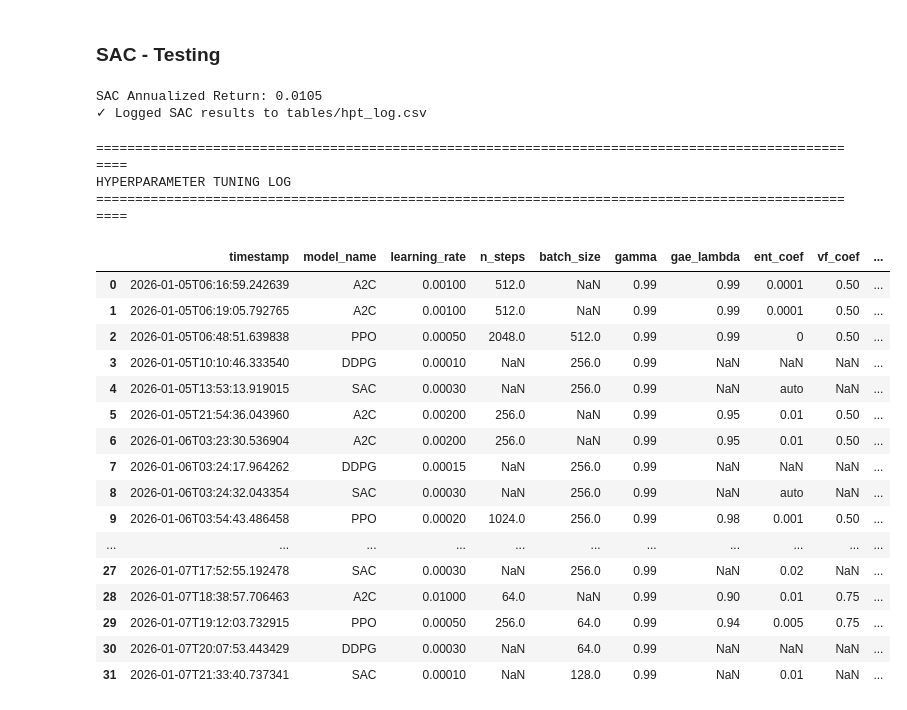
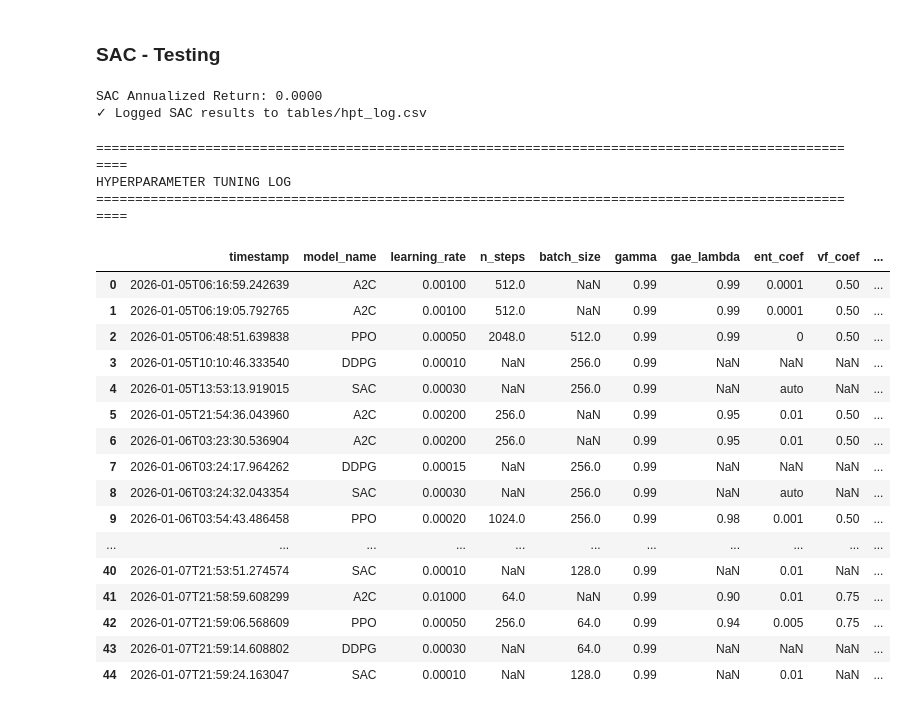
Before and after one commit to gamegtboyz/rl_portfolio, a Jupyter notebook: main.ipynb, the cells around one changed output. Saved outputs shown, nothing was run; the diff lists cells and outputs as text; code cells hidden in the pictures.

Commit message:
revert, then add port values the logging file through utils.log_hpt_results()

```diff
--- a/main.ipynb
+++ b/main.ipynb
@@ -559,7 +475,7 @@ sac_results = models.evaluate_model_sb3(sac_model_loaded, test_env, num_episodes
 print(f"SAC Annualized Return: {sac_results['annualized_return']:.4f}")
 
 # log results to hyperparameter tracking
-log_hpt_results(
+utils.log_hpt_results(
     model_name='SAC',
     hyperparams=sac_hyperparams,
     total_timesteps=150000,
@@ -570,33 +486,33 @@ log_hpt_results(
 sac_results_df = pd.DataFrame({k: [v] for k, v in sac_results.items() if not isinstance(v, np.ndarray)})
 sac_results_df.to_csv('tables/sac_portfolio_results.csv', index=False)
 # %% [output]
-SAC Annualized Return: 0.0105
+SAC Annualized Return: 0.0000
 ✓ Logged SAC results to tables/hpt_log.csv
 # %%
 # Display the complete hyperparameter tracking log
-hpt_log_df = pd.read_csv(hpt_log_file)
+hpt_log_df = pd.read_csv(utils.hpt_log_file)
 print("\n" + "="*100)
 print("HYPERPARAMETER TUNING LOG")
 print("="*100)
 display(hpt_log_df)
 # %% [output]
 ====================================================================================================
 HYPERPARAMETER TUNING LOG
 ====================================================================================================
 |  | timestamp | model_name | learning_rate | n_steps | batch_size | gamma | gae_lambda | ent_coef | vf_coef | ... |
 | 0 | 2026-01-05T06:16:59.242639 | A2C | 0.00100 | 512.0 | NaN | 0.99 | 0.99 | 0.0001 | 0.50 | ... |
 | 1 | 2026-01-05T06:19:05.792765 | A2C | 0.00100 | 512.0 | NaN | 0.99 | 0.99 | 0.0001 | 0.50 | ... |
 | 2 | 2026-01-05T06:48:51.639838 | PPO | 0.00050 | 2048.0 | 512.0 | 0.99 | 0.99 | 0 | 0.50 | ... |
 | 3 | 2026-01-05T10:10:46.333540 | DDPG | 0.00010 | NaN | 256.0 | 0.99 | NaN | NaN | NaN | ... |
 | 4 | 2026-01-05T13:53:13.919015 | SAC | 0.00030 | NaN | 256.0 | 0.99 | NaN | auto | NaN | ... |
 | 5 | 2026-01-05T21:54:36.043960 | A2C | 0.00200 | 256.0 | NaN | 0.99 | 0.95 | 0.01 | 0.50 | ... |
 | 6 | 2026-01-06T03:23:30.536904 | A2C | 0.00200 | 256.0 | NaN | 0.99 | 0.95 | 0.01 | 0.50 | ... |
 | 7 | 2026-01-06T03:24:17.964262 | DDPG | 0.00015 | NaN | 256.0 | 0.99 | NaN | NaN | NaN | ... |
 | 8 | 2026-01-06T03:24:32.043354 | SAC | 0.00030 | NaN | 256.0 | 0.99 | NaN | auto | NaN | ... |
 | 9 | 2026-01-06T03:54:43.486458 | PPO | 0.00020 | 1024.0 | 256.0 | 0.99 | 0.98 | 0.001 | 0.50 | ... |
 | ... | ... | ... | ... | ... | ... | ... | ... | ... | ... | ... |
-| 27 | 2026-01-07T17:52:55.192478 | SAC | 0.00030 | NaN | 256.0 | 0.99 | NaN | 0.02 | NaN | ... |
-| 28 | 2026-01-07T18:38:57.706463 | A2C | 0.01000 | 64.0 | NaN | 0.99 | 0.90 | 0.01 | 0.75 | ... |
-| 29 | 2026-01-07T19:12:03.732915 | PPO | 0.00050 | 256.0 | 64.0 | 0.99 | 0.94 | 0.005 | 0.75 | ... |
-| 30 | 2026-01-07T20:07:53.443429 | DDPG | 0.00030 | NaN | 64.0 | 0.99 | NaN | NaN | NaN | ... |
-| 31 | 2026-01-07T21:33:40.737341 | SAC | 0.00010 | NaN | 128.0 | 0.99 | NaN | 0.01 | NaN | ... |
+| 40 | 2026-01-07T21:53:51.274574 | SAC | 0.00010 | NaN | 128.0 | 0.99 | NaN | 0.01 | NaN | ... |
+| 41 | 2026-01-07T21:58:59.608299 | A2C | 0.01000 | 64.0 | NaN | 0.99 | 0.90 | 0.01 | 0.75 | ... |
+| 42 | 2026-01-07T21:59:06.568609 | PPO | 0.00050 | 256.0 | 64.0 | 0.99 | 0.94 | 0.005 | 0.75 | ... |
+| 43 | 2026-01-07T21:59:14.608802 | DDPG | 0.00030 | NaN | 64.0 | 0.99 | NaN | NaN | NaN | ... |
+| 44 | 2026-01-07T21:59:24.163047 | SAC | 0.00010 | NaN | 128.0 | 0.99 | NaN | 0.01 | NaN | ... |
```
Also changed, not shown: parts of 8 cells of this notebook, 7 other files.
